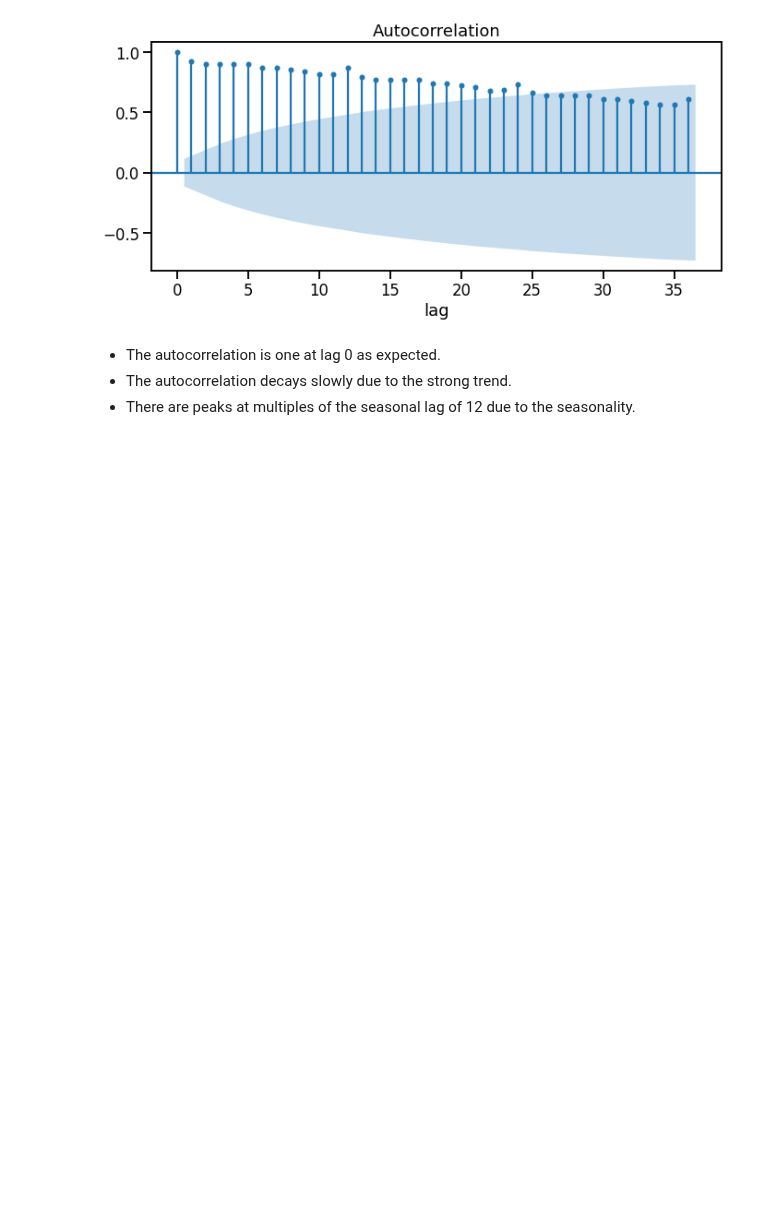
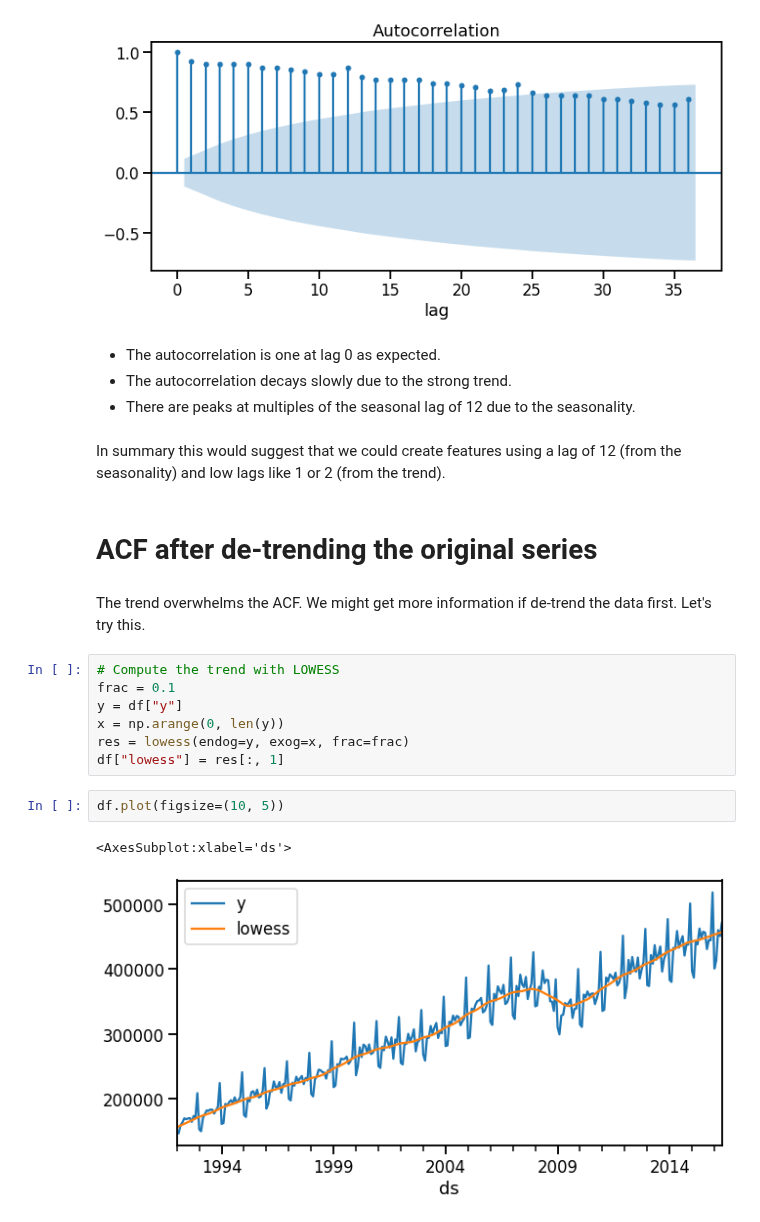
Before and after one commit to trainindata/feature-engineering-for-time-series-forecasting, a Jupyter notebook: 07-Lag-Features/03-autocorrelation-function.ipynb, the cells around one changed output. Cells and saved outputs as stored; diff of their text form; blank space fills up the shorter version.

```diff
--- a/07-Lag-Features/03-autocorrelation-function.ipynb
+++ b/07-Lag-Features/03-autocorrelation-function.ipynb
@@ -216,3 +226,21 @@ plt.tight_layout()
  - The autocorrelation is one at lag 0 as expected.
  - The autocorrelation decays slowly due to the strong trend.
  - There are peaks at multiples of the seasonal lag of 12 due to the seasonality.
+# %% [markdown]
+In summary this would suggest that we could create features using a lag of 12 (from the seasonality) and low lags like 1 or 2 (from the trend).
+# %% [markdown]
+# ACF after de-trending the original series
+# %% [markdown]
+The trend overwhelms the ACF. We might get more information if de-trend the data first. Let's try this.
+# %%
+# Compute the trend with LOWESS
+frac = 0.1
+y = df["y"]
+x = np.arange(0, len(y))
+res = lowess(endog=y, exog=x, frac=frac)
+df["lowess"] = res[:, 1]
+# %%
+df.plot(figsize=(10, 5))
+# %% [output]
+<AxesSubplot:xlabel='ds'>
+[figure, added]
```
Also changed, not shown: parts of 12 cells of this notebook, 5 other files.
